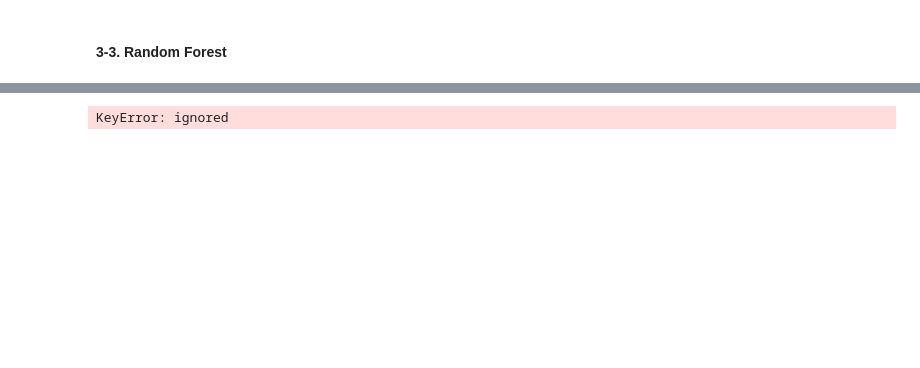
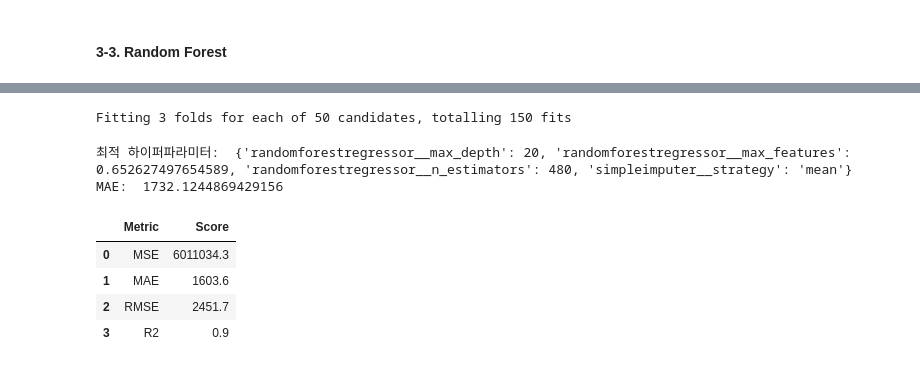
Before and after one commit to KYOH95/Project_2_Car_Analysis, a Jupyter notebook: Project2.ipynb, the cells around one changed output, grey strips where cells are left out. Cells and saved outputs as stored; diff of their text form; code cells hidden in the pictures; blank space fills up the shorter version.

```diff
--- a/Project2.ipynb
+++ b/Project2.ipynb
@@ -753,40 +751,32 @@ print('검증 정확도: ', pipe.score(X_val, y_val))
 # 랜덤포레스트에서는 학습 후에 특성들의 중요도 정보(Gini importance)를 기본으로 제공합니다.
 # 중요도는 노드들의 지니불순도(Gini impurity)를 가지고 계산하는데, 노드가 중요할 수록 불순도가 크게 감소한다는 사실을 이용합니다.
 # 노드는 한 특성의 값을 기준으로 분리가 되기 때문에 불순도를 크게 감소하는데 많이 사용된 특성이 중요도가 올라갈 것입니다.
-
-n = 7
-
-rf = pipe.named_steps['RandomForestRegressor']
-importances_ord = pd.Series(rf.feature_importances_, X_train.columns)
-
-plt.figure(figsize=(10,n/4))
-plt.title(f'Top {n} features with randomforest pipe')
-importances_ord.sort_values()[-n:].plot.barh();
-# %% [output]
-KeyError: ignored
 # %%
 from sklearn.model_selection import RandomizedSearchCV
-from sklearn.ensemble import RandomForestRegressor
+from category_encoders import OrdinalEncoder
+from category_encoders import TargetEncoder
+from scipy.stats import randint, uniform
 
 pipe = make_pipeline(
-    OrdinalEncoder(handle_missing="value"),
+    # TargetEncoder(),
+    OrdinalEncoder(),
     SimpleImputer(),
-    StandardScaler(),
-    SelectKBest(f_regression),
-    RandomForestRegressor()
+    RandomForestRegressor(random_state=None)
 )
 
-# 튜닝할 하이퍼파라미터의 범위를 지정해 주는 부분
 dists = {
+    # 'targetencoder__smoothing': [2.,20.,50.,60.,100.,500.,1000.], # int로 넣으면 error(bug)
+    # 'targetencoder__min_samples_leaf': randint(1, 10),
     'simpleimputer__strategy': ['mean', 'median'],
-    'selectkbest__k': range(1, len(X_train.columns)+1),
-    'RandomForestRegressor__': [0.1, 1, 10],
+    'randomforestregressor__n_estimators': randint(50, 500),
+    'randomforestregressor__max_depth': [5, 10, 15, 20, None],
+    'randomforestregressor__max_features': uniform(0, 1) # max_features
 }
 
 clf = RandomizedSearchCV(
     pipe,
     param_distributions=dists,
-    n_iter=50,
+    n_iter=20,
     cv=3,
     scoring='neg_mean_absolute_error',
     verbose=1,
@@ -794,3 +784,30 @@ clf = RandomizedSearchCV(
 )
 
 clf.fit(X_train, y_train);
+# %% [output]
+Fitting 3 folds for each of 50 candidates, totalling 150 fits
+# %%
+print('최적 하이퍼파라미터: ', clf.best_params_)
+print('MAE: ', -clf.best_score_)
+# %% [output]
+최적 하이퍼파라미터:  {'randomforestregressor__max_depth': 20, 'randomforestregressor__max_features': 0.652627497654589, 'randomforestregressor__n_estimators': 480, 'simpleimputer__strategy': 'mean'}
+MAE:  1732.1244869429156
+# %%
+# 만들어진 모델에서 가장 성능이 좋은 모델을 불러옵니다.
+pipe = clf.best_estimator_
+
+from sklearn.metrics import mean_absolute_error
+
+y_pred_val_rf = pipe.predict(X_val)
+mse = mean_squared_error(y_val, y_pred_val_rf)
+mae = mean_absolute_error(y_val, y_pred_val_rf)
+rmse = mse ** 0.5
+r2 = r2_score(y_val, y_pred_val_rf)
+
+display(pd.DataFrame([['MSE', mse],['MAE', mae],['RMSE', rmse],['R2', r2]], columns=['Metric', 'Score']))
+# %% [output]
+|  | Metric | Score |
+| 0 | MSE | 6011034.3 |
+| 1 | MAE | 1603.6 |
+| 2 | RMSE | 2451.7 |
+| 3 | R2 | 0.9 |
```
Also changed, not shown: parts of 38 cells of this notebook.
